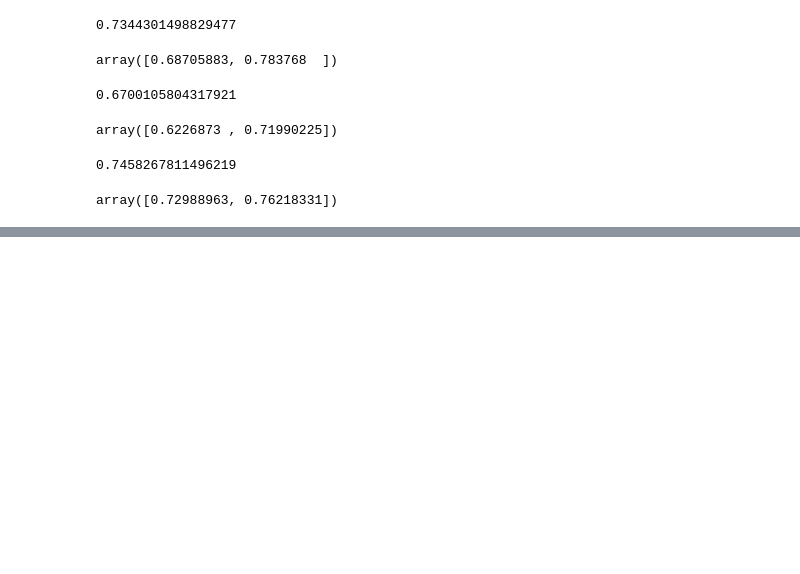
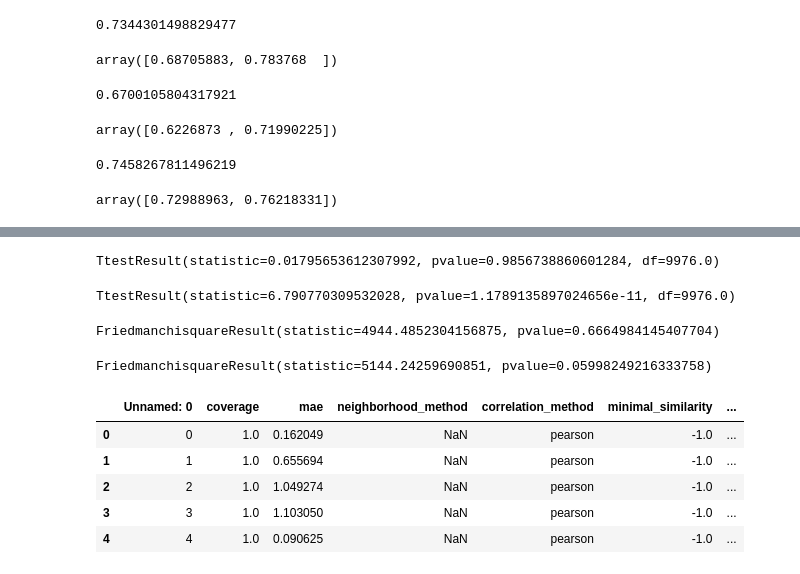
Before and after one commit to fkemeth/book_collaborative_filtering, a Jupyter notebook: evaluation_plots.ipynb, the cells around one changed output, grey strips where cells are left out. Drawn from its saved outputs; the diff is of its cells as text; code cells hidden in the pictures; blank space fills up the shorter version.

Commit message:
Added statistical analysis.

```diff
--- a/evaluation_plots.ipynb
+++ b/evaluation_plots.ipynb
@@ -253,0 +351,4 @@ array([0.72988963, 0.76218331])
+# %%
+ss.ttest_ind(movie_metrics_baseline["mae"].values, movie_metrics_spearman["mae"].values)
+# %% [output]
+TtestResult(statistic=0.01795653612307992, pvalue=0.9856738860601284, df=9976.0)
@@ -253,0 +359,44 @@ array([0.72988963, 0.76218331])
+# %%
+ss.ttest_ind(movie_metrics_baseline["mae"].values, movie_metrics_mean_adjusted["mae"].values)
+# %% [output]
+TtestResult(statistic=6.790770309532028, pvalue=1.1789135897024656e-11, df=9976.0)
+# %%
+ss.friedmanchisquare(*[maes for maes in zip(movie_metrics_baseline["mae"].values, movie_metrics_spearman["mae"].values)])
+# %% [output]
+FriedmanchisquareResult(statistic=4944.4852304156875, pvalue=0.6664984145407704)
+# %%
+ss.friedmanchisquare(*[maes for maes in zip(movie_metrics_baseline["mae"].values, movie_metrics_mean_adjusted["mae"].values)])
+# %% [output]
+FriedmanchisquareResult(statistic=5144.24259690851, pvalue=0.05998249216333758)
+# %%
+metrics_baseline = pd.read_csv("results/movie_cf_results_baseline.csv")
+metrics_baseline["cv_fold"] = metrics_baseline.index
+metrics_baseline["estimator"] = "baseline"
+metrics_mean_adjusted = pd.read_csv("results/movie_cf_results_mean_adjusted.csv")
+metrics_mean_adjusted["cv_fold"] = metrics_mean_adjusted.index
+metrics_mean_adjusted["estimator"] = "mean-adjusted"
+metrics_spearman = pd.read_csv("results/movie_cf_results_spearman.csv")
+metrics_spearman["cv_fold"] = metrics_spearman.index
+metrics_spearman["estimator"] = "Spearman"
+minimum_number_of_items_rated_in_common = \
+    pd.read_csv(f"results/movie_cf_results_minimum_number_of_items_rated_in_common_5.csv")
+minimum_number_of_items_rated_in_common["cv_fold"] = minimum_number_of_items_rated_in_common.index
+minimum_number_of_items_rated_in_common["estimator"] = "min. num. rated in common"
+metrics_minimal_similarity = pd.read_csv(f"results/movie_cf_results_minimal_similarity_2.csv")
+metrics_minimal_similarity["cv_fold"] = metrics_minimal_similarity.index
+metrics_minimal_similarity["estimator"] = "minimal similarity"
+number_of_neighbors = pd.read_csv(f"results/movie_cf_results_number_of_neighbors_7.csv")
+number_of_neighbors["cv_fold"] = number_of_neighbors.index
+number_of_neighbors["estimator"] = "number of neighbors"
+
+# data=pd.concat([metrics_baseline, metrics_mean_adjusted, metrics_spearman, minimum_number_of_items_rated_in_common, metrics_minimal_similarity, number_of_neighbors], axis=0)
+movie_data=pd.concat([metrics_baseline, metrics_mean_adjusted, metrics_spearman, minimum_number_of_items_rated_in_common, metrics_minimal_similarity, number_of_neighbors], axis=0)
+movie_data["score"] = -movie_data["mae"]
+movie_data.head()
+# %% [output]
+|  | Unnamed: 0 | coverage | mae | neighborhood_method | correlation_method | minimal_similarity | ... |
+| 0 | 0 | 1.0 | 0.162049 | NaN | pearson | -1.0 | ... |
+| 1 | 1 | 1.0 | 0.655694 | NaN | pearson | -1.0 | ... |
+| 2 | 2 | 1.0 | 1.049274 | NaN | pearson | -1.0 | ... |
+| 3 | 3 | 1.0 | 1.103050 | NaN | pearson | -1.0 | ... |
+| 4 | 4 | 1.0 | 0.090625 | NaN | pearson | -1.0 | ... |
```
Also changed, not shown: parts of 21 cells of this notebook.
